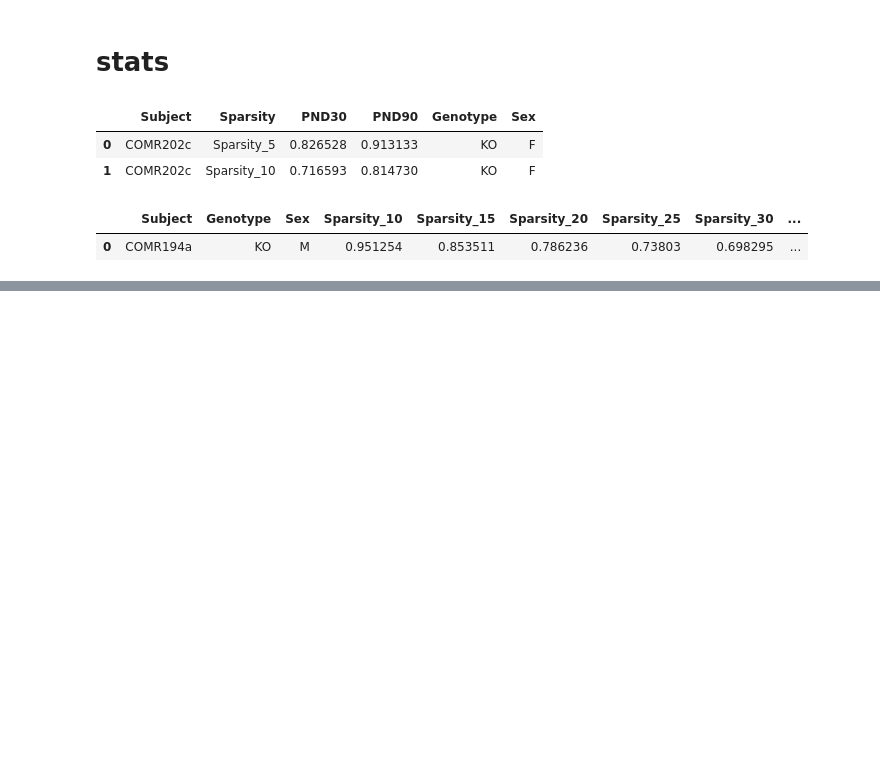
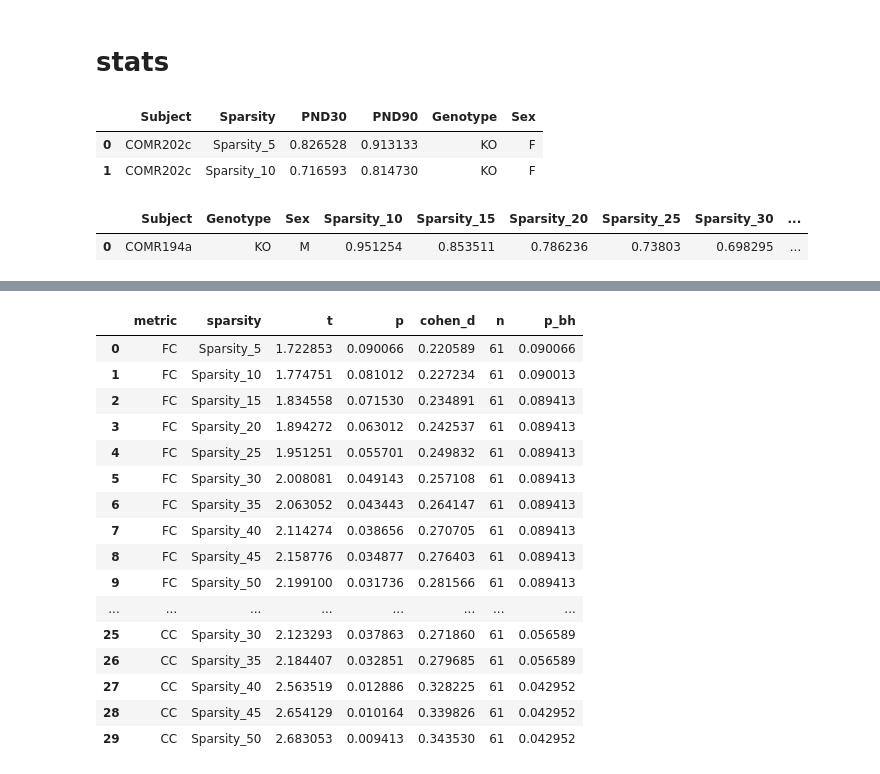
Before and after one commit to hannalemmik/C3ar1_longitudinal_MRI_paper_2025, a Jupyter notebook: Figure4.ipynb, the cells around one changed output, grey strips where cells are left out. Drawn from its saved outputs; the diff is of its cells as text; code cells hidden in the pictures; blank space fills up the shorter version.

```diff
--- a/Figure4.ipynb
+++ b/Figure4.ipynb
@@ -725,3 +791,38 @@ fc30_wide.head(1)
+# %%
+def get_sparsity_val(col):
+    # extracts the integer value from 'Sparsity" columns
+    return int(col.split('_')[1])
+
+final_stats['sparsity_num'] = final_stats['sparsity'].apply(get_sparsity_val)
+
+# define metric order so that FC comes first, GE second, CC last
+desired_order = ['FC', 'GE', 'CC']
+final_stats['metric'] = pd.Categorical(final_stats['metric'], categories=desired_order, ordered=True)
+
+# sort first by metric, then by sparsity number (ascending)
+all_stats_sorted = final_stats.sort_values(['metric', 'sparsity_num']).reset_index(drop=True)
+
+# drop helper column
+all_stats_sorted = all_stats_sorted.drop(columns=['sparsity_num'])
+all_stats_sorted
+# %% [output]
+|  | metric | sparsity | t | p | cohen_d | n | p_bh |
+| 0 | FC | Sparsity_5 | 1.722853 | 0.090066 | 0.220589 | 61 | 0.090066 |
+| 1 | FC | Sparsity_10 | 1.774751 | 0.081012 | 0.227234 | 61 | 0.090013 |
+| 2 | FC | Sparsity_15 | 1.834558 | 0.071530 | 0.234891 | 61 | 0.089413 |
+| 3 | FC | Sparsity_20 | 1.894272 | 0.063012 | 0.242537 | 61 | 0.089413 |
+| 4 | FC | Sparsity_25 | 1.951251 | 0.055701 | 0.249832 | 61 | 0.089413 |
+| 5 | FC | Sparsity_30 | 2.008081 | 0.049143 | 0.257108 | 61 | 0.089413 |
+| 6 | FC | Sparsity_35 | 2.063052 | 0.043443 | 0.264147 | 61 | 0.089413 |
+| 7 | FC | Sparsity_40 | 2.114274 | 0.038656 | 0.270705 | 61 | 0.089413 |
+| 8 | FC | Sparsity_45 | 2.158776 | 0.034877 | 0.276403 | 61 | 0.089413 |
+| 9 | FC | Sparsity_50 | 2.199100 | 0.031736 | 0.281566 | 61 | 0.089413 |
+| ... | ... | ... | ... | ... | ... | ... | ... |
+| 25 | CC | Sparsity_30 | 2.123293 | 0.037863 | 0.271860 | 61 | 0.056589 |
+| 26 | CC | Sparsity_35 | 2.184407 | 0.032851 | 0.279685 | 61 | 0.056589 |
+| 27 | CC | Sparsity_40 | 2.563519 | 0.012886 | 0.328225 | 61 | 0.042952 |
+| 28 | CC | Sparsity_45 | 2.654129 | 0.010164 | 0.339826 | 61 | 0.042952 |
+| 29 | CC | Sparsity_50 | 2.683053 | 0.009413 | 0.343530 | 61 | 0.042952 |
 # %%
 sparsity_columns = ['Sparsity_5', 'Sparsity_10', 'Sparsity_15', 'Sparsity_20', 'Sparsity_25',
                     'Sparsity_30', 'Sparsity_35', 'Sparsity_40', 'Sparsity_45', 'Sparsity_50']
```
Also changed, not shown: parts of 8 cells of this notebook, 1 other file.
